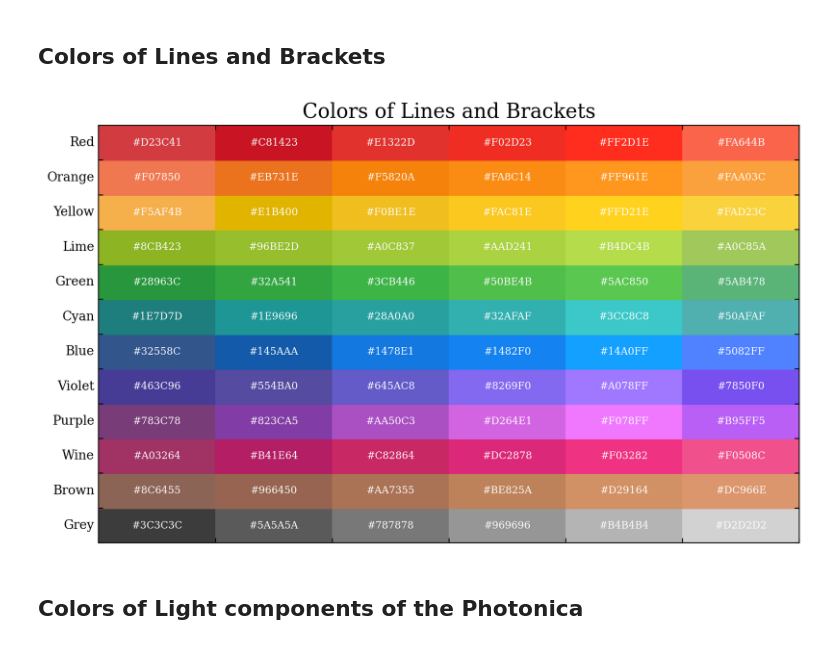
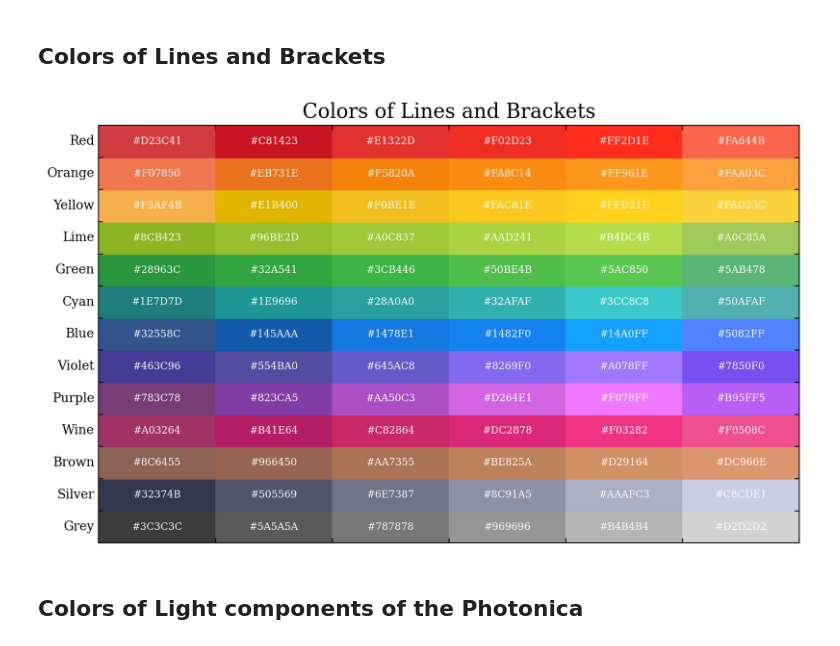
Before and after one commit to Photonico/Computational_Physics_Topics, a Jupyter notebook: Color References/Colors Demonstration.ipynb, the cells around one changed output. Cells and saved outputs as stored; diff of their text form; code cells hidden in the pictures.

```diff
--- a/Color References/Colors Demonstration.ipynb
+++ b/Color References/Colors Demonstration.ipynb
@@ -71,44 +71,47 @@ Wine =      ["#A03264", "#B41E64", "#C82864", "#DC2878", "#F03282", "#F0508C"]
 
 Brown =     ["#8C6455", "#966450", "#AA7355", "#BE825A", "#D29164", "#DC966E"]
 
+Silver =    ["#32374B", "#505569", "#6E7387", "#8C91A5", "#AAAFC3", "#C8CDE1"]
+
 Grey =      ["#3C3C3C", "#5A5A5A", "#787878", "#969696", "#B4B4B4", "#D2D2D2"]
 
+
 # Combine the color codes into a list
-line_colors = [Grey, Brown, Wine, Purple, Violet, Blue, Cyan, Green, Lime, Yellow, Orange, Red]
+line_colors = [Grey, Silver, Brown, Wine, Purple, Violet, Blue, Cyan, Green, Lime, Yellow, Orange, Red]
 
 params = {"text.usetex": False, "font.family": "serif", "mathtext.fontset": "cm",
           "axes.titlesize": 16, "axes.labelsize": 14, "figure.facecolor": "w"}
 plt.rcParams.update(params)
 
 # Create a canvas
 fig, ax = plt.subplots(1, 1, figsize=(10,6), dpi=196)
 plt.title("Colors of Lines and Brackets")
 
 # Iterate through the color codes and draw the corresponding color blocks
 for row, color_row in enumerate(line_colors):
     for col, color in enumerate(color_row):
         # Draw a rectangle to represent the color
         rect = plt.Rectangle((col, row), 1, 1, color=color)
         ax.add_patch(rect)
         # Add the color code text in the middle of the rectangle
         plt.text(col + 0.5, row + 0.5, color, ha="center", va="center", fontsize=8, color="white")
 
 # Set the range and labels for the axes
 ax.tick_params(direction="in", which="both", top=True, right=True, bottom=True, left=True)
 max_length = max(len(Red), len(Orange), len(Yellow), len(Green))
 ax.set_xlim(0, max_length)
 ax.set_ylim(0, len(line_colors))
 ax.set_xticklabels([])
 ax.set_yticklabels([])
 ax.set_yticks(range(len(line_colors)))
 
-labels = ["Grey", "Brown", "Wine", "Purple", "Violet", "Blue", "Cyan", "Green", "Lime", "Yellow", "Orange", "Red"]
+labels = ["Grey", "Silver", "Brown", "Wine", "Purple", "Violet", "Blue", "Cyan", "Green", "Lime", "Yellow", "Orange", "Red"]
 
 yaxis_offset = 0.5  # move labels up by 0.5
 for i, label in enumerate(labels):
     ax.text(-max_length*0.001, i + yaxis_offset, label, transform=ax.get_yaxis_transform(), ha="right", va="center")
 # %% [output]
-[figure, old version]
+[figure, new version]
 # %% [markdown]
 ## Colors of Light components of the Photonica
 # %%
```
